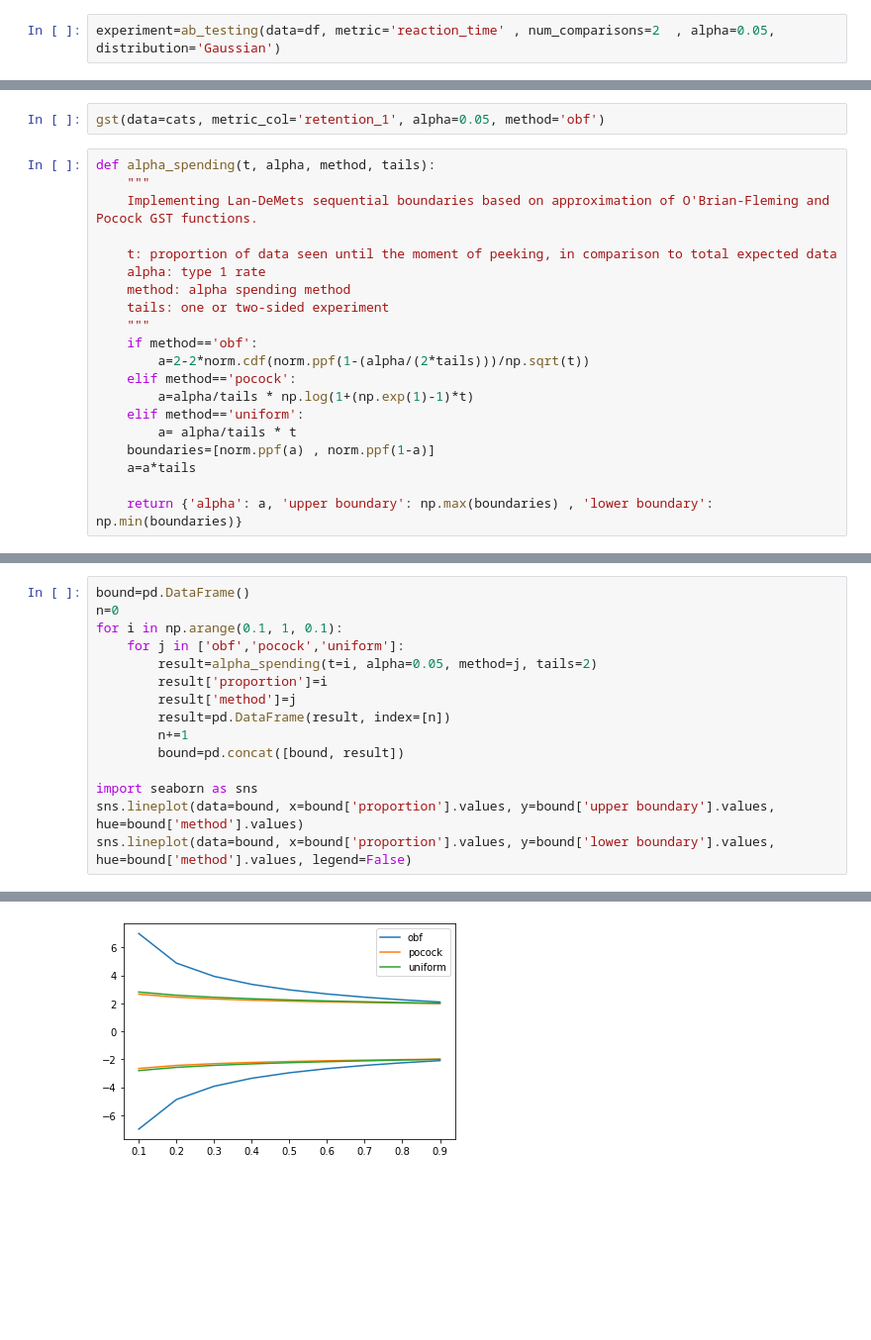
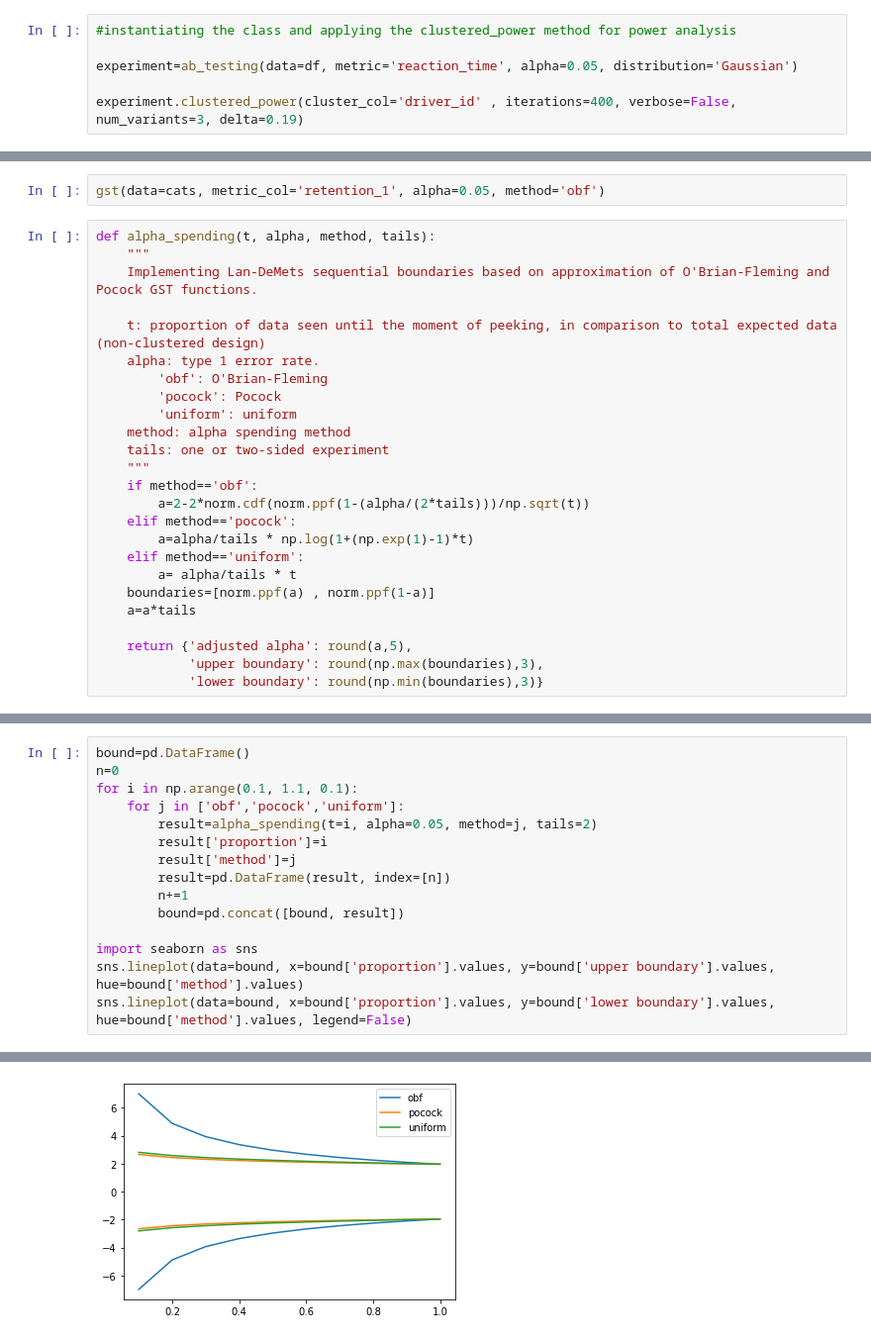
Before and after one commit to galshochat/A-B-Testing-Package, a Jupyter notebook: TFM.ipynb, the cells around one changed output, grey strips where cells are left out. Shown: that part at 99% size. Saved outputs shown, nothing was run; the diff lists cells and outputs as text; blank space fills up the shorter version.

```diff
--- a/TFM.ipynb
+++ b/TFM.ipynb
@@ -584,2 +547,6 @@ experiment=ab_testing(p1=0.25, n=8500, alpha=0.05, power=0.8 ,two_sided=True, di
 # %%
-experiment=ab_testing(data=df, metric='reaction_time' , num_comparisons=2  , alpha=0.05, distribution='Gaussian')
+#instantiating the class and applying the clustered_power method for power analysis
+
+experiment=ab_testing(data=df, metric='reaction_time', alpha=0.05, distribution='Gaussian')
+
+experiment.clustered_power(cluster_col='driver_id' , iterations=400, verbose=False, num_variants=3, delta=0.19)
@@ -645,8 +623,11 @@ def alpha_spending(t, alpha, method, tails):
     """
     Implementing Lan-DeMets sequential boundaries based on approximation of O'Brian-Fleming and Pocock GST functions.
 
-    t: proportion of data seen until the moment of peeking, in comparison to total expected data
-    alpha: type 1 rate
+    t: proportion of data seen until the moment of peeking, in comparison to total expected data (non-clustered design)
+    alpha: type 1 error rate.
+        'obf': O'Brian-Fleming
+        'pocock': Pocock
+        'uniform': uniform
     method: alpha spending method
     tails: one or two-sided experiment
     """
@@ -659,4 +640,6 @@ def alpha_spending(t, alpha, method, tails):
     boundaries=[norm.ppf(a) , norm.ppf(1-a)]
     a=a*tails
 
-    return {'alpha': a, 'upper boundary': np.max(boundaries) , 'lower boundary': np.min(boundaries)}
+    return {'adjusted alpha': round(a,5),
+            'upper boundary': round(np.max(boundaries),3),
+            'lower boundary': round(np.min(boundaries),3)}
@@ -669,20 +683,20 @@ alpha_spending(t=0.4, alpha=0.025, method='obf', tails=2)
 # %%
 bound=pd.DataFrame()
 n=0
-for i in np.arange(0.1, 1, 0.1):
+for i in np.arange(0.1, 1.1, 0.1):
     for j in ['obf','pocock','uniform']:
         result=alpha_spending(t=i, alpha=0.05, method=j, tails=2)
         result['proportion']=i
         result['method']=j
         result=pd.DataFrame(result, index=[n])
         n+=1
         bound=pd.concat([bound, result])
 
 import seaborn as sns
 sns.lineplot(data=bound, x=bound['proportion'].values, y=bound['upper boundary'].values, hue=bound['method'].values)
 sns.lineplot(data=bound, x=bound['proportion'].values, y=bound['lower boundary'].values, hue=bound['method'].values, legend=False)
 # %% [output]
 <Axes: >
-[figure, old version]
+[figure, new version]
 # %%
 bound[(bound.method=='pocock')].alpha.sum()/2
```
Also changed, not shown: parts of 26 cells of this notebook, 2 other files.
